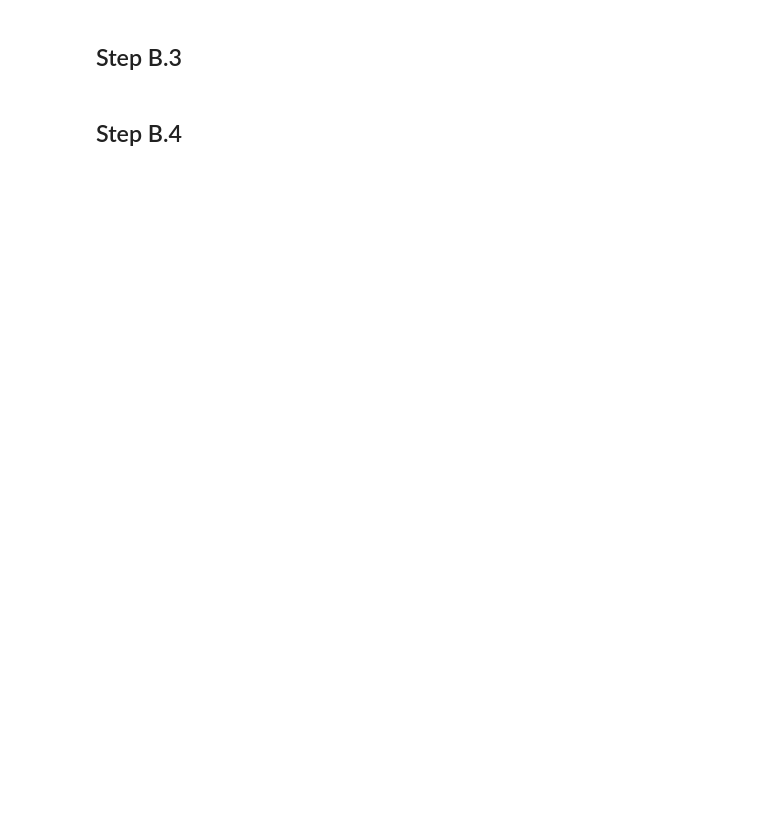
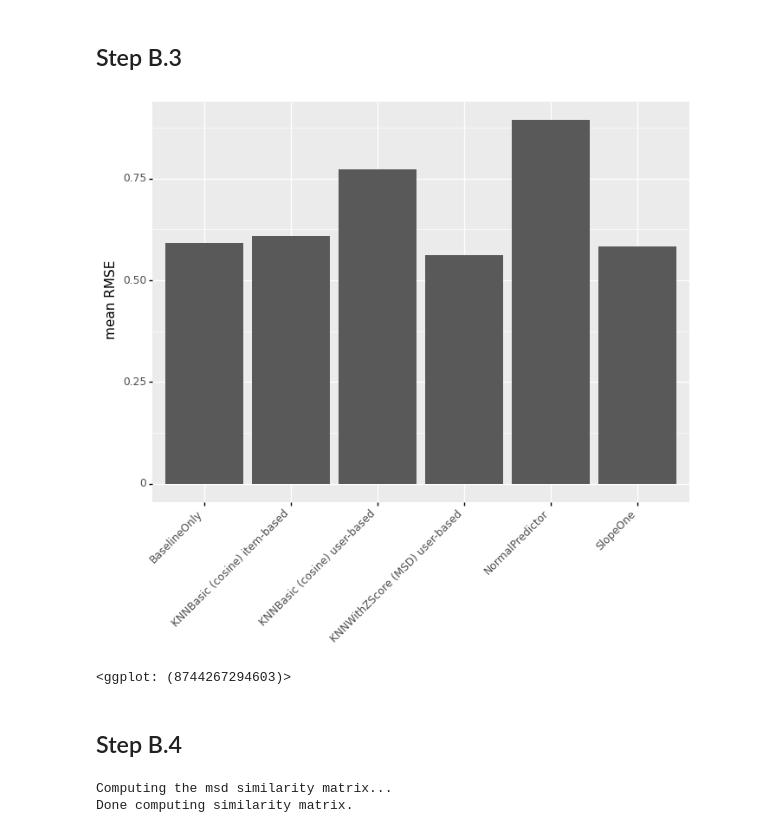
Before and after one commit to ilias-ant/recommender-systems, a Jupyter notebook: collab-filtering-RS.ipynb, the cells around one changed output. Saved outputs shown, nothing was run; the diff lists cells and outputs as text; code cells hidden in the pictures; blank space fills up the shorter version.

Commit message:
[feat]: completed collaborative-filtering RS

```diff
--- a/collab-filtering-RS.ipynb
+++ b/collab-filtering-RS.ipynb
@@ -215,0 +219,16 @@ RMSE: 0.5604
+# %%
+"""
+A basic collaborative filtering algorithm, taking into account
+the z-score normalization of each user.
+"""
+cv_results["KNNWithZScore (MSD) user-based"] = cross_validate(
+    algo=KNNWithZScore(
+        sim_options={
+            "name": "msd",
+            "user_based": True,
+        }
+    ),
+    data=data,
+    verbose=True,
+    cv=5,
+)
@@ -215,0 +253,8 @@ RMSE: 0.5604
+# %%
+"""
+The famous SVD algorithm, as popularized by `Simon Funk
+<http://sifter.org/~simon/journal/20061211.html>`_ during the Netflix Prize.
+"""
+cv_results["KNNWithZScore (MSD) user-based"] = cross_validate(
+    algo=SVD(), data=data, verbose=True, cv=5
+)
@@ -216,4 +269,18 @@ RMSE: 0.5604
 # %% [markdown]
 ## Step B.3
+# %%
+df = pd.DataFrame(cv_results).T.reset_index()
+
+df["mean RMSE"] = df["test_rmse"].map(lambda x: statistics.mean(x))
+# %%
+(
+    ggplot(df)
+    + geom_col(aes(x="index", y="mean RMSE"), stat="identity")
+    + theme(axis_text_x=element_text(rotation=45, hjust=1), figure_size=(8, 6))
+    + labs(x="", y="mean RMSE")
+)
+# %% [output]
+[figure, added]
+<ggplot: (8744267294603)>
 # %% [markdown]
 ## Step B.4
@@ -219,0 +289,10 @@ RMSE: 0.5604
+# %%
+recsys = KNNWithZScore(
+    sim_options={
+        "name": "msd",
+        "user_based": True,
+    }
+).fit(trainset)
+# %% [output]
+Computing the msd similarity matrix...
+Done computing similarity matrix.
```
Also changed, not shown: parts of 13 cells of this notebook.
